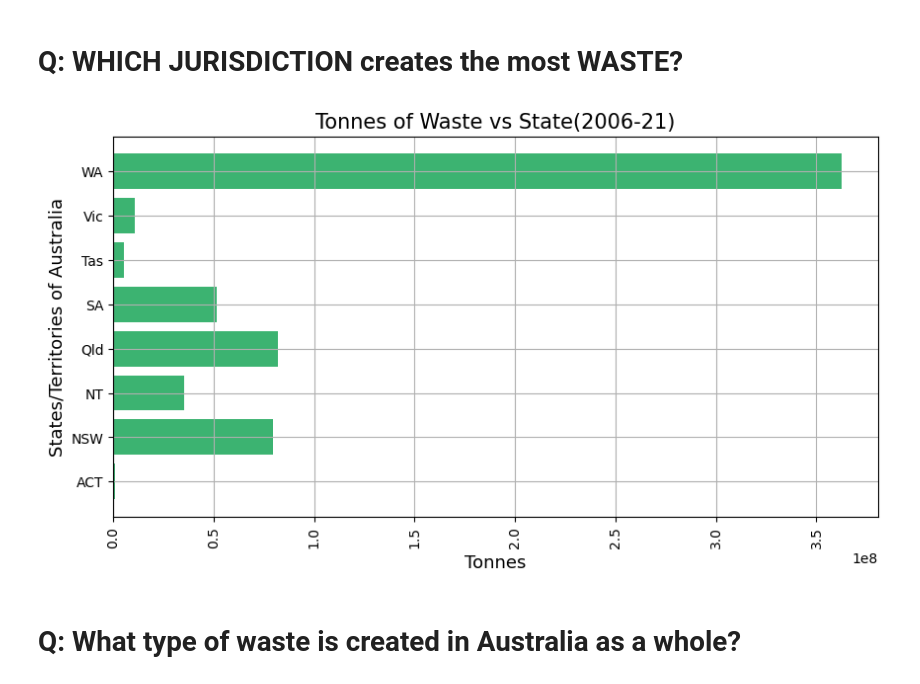
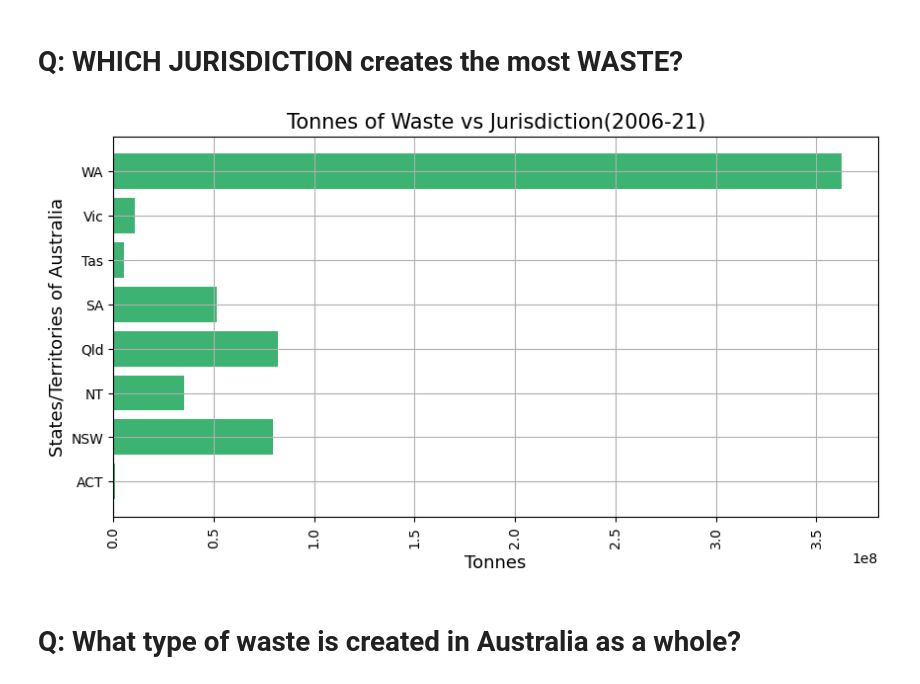
Before and after one commit to ItsGraceChen/waste_dataproject, a Jupyter notebook: data_introduction/Round 3 done.ipynb, the cells around one changed output. Drawn from its saved outputs; the diff is of its cells as text; code cells hidden in the pictures.

```diff
--- a/data_introduction/Round 3.ipynb
+++ b/data_introduction/Round 3 done.ipynb
@@ -232,21 +230,21 @@ plt.show()
 # %%
 df = pd.DataFrame(waste_data) # filtering out the Total/Australia stuff out of df
 condition = ~((waste_data['Jurisdiction'] == 'Australia'))
 
 filtered_waste_df = df[condition]
 
 plt.figure()
 plt.barh(filtered_waste_df['Jurisdiction'], filtered_waste_df['Tonnes'], color='mediumseagreen')
 plt.tick_params(axis='x', labelrotation=90)
 
-plt.title("Tonnes of Waste vs State(2006-21)", fontsize=15)
+plt.title("Tonnes of Waste vs Jurisdiction(2006-21)", fontsize=15)
 plt.xlabel("Tonnes", fontsize=13)
 plt.ylabel("States/Territories of Australia", fontsize=13)
 plt.grid(True)
 
 plt.show()
 # %% [output]
-[figure, old version]
+[figure, new version]
 # %% [markdown]
 # Q: What type of waste is created in Australia as a whole?
 # %%
```
Also changed, not shown: parts of 32 cells of this notebook.
